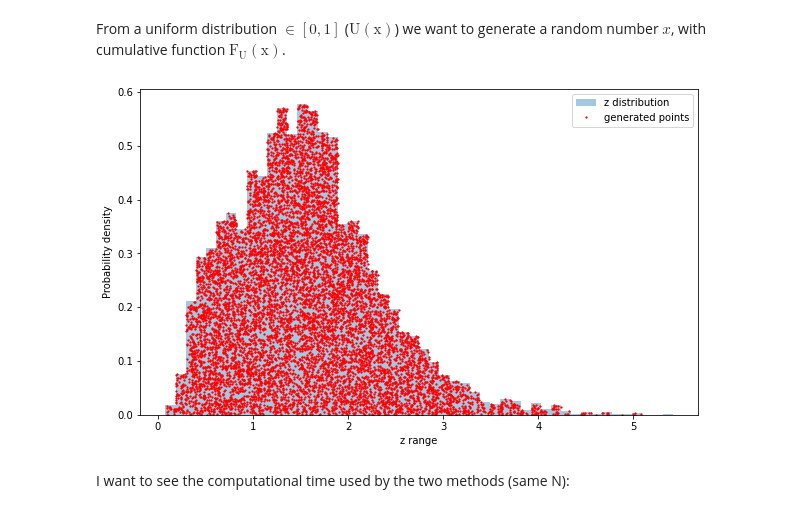
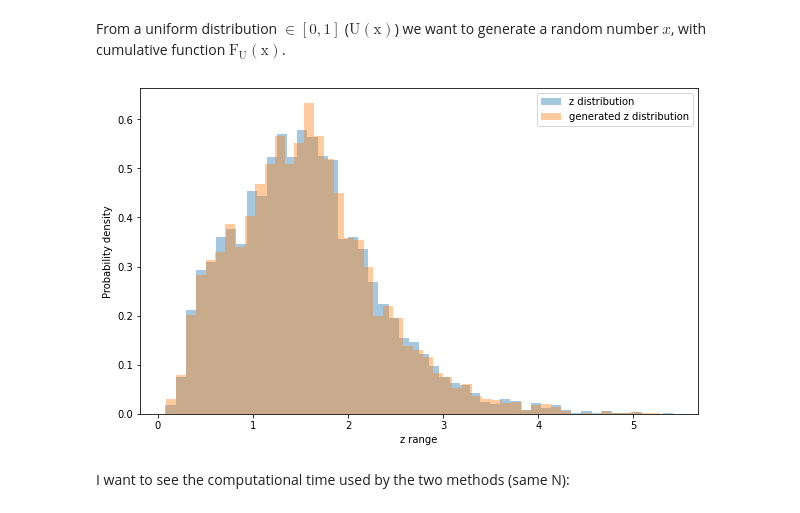
Before and after one commit to nicolegrillo/astrostatistics_bicocca_2023, a Jupyter notebook: working/Quasar_distribution.ipynb, the cells around one changed output. Saved outputs shown, nothing was run; the diff lists cells and outputs as text; code cells hidden in the pictures.

Commit message:
Corrected inverse transform sampling function in file 'Quasar_distribution.ipynb'

```diff
--- a/working/Quasar_distribution.ipynb
+++ b/working/Quasar_distribution.ipynb
@@ -100,16 +100,16 @@ def inverse_transf_sampling(z, N):
     us = uniform.rvs(0, 1, N)
     x_i = quantile_function(z, N, us)
 
-    bin_x_i = []
-    y_i = []
+    # bin_x_i = []
+    # y_i = []
 
-    for i in x_i:
+    # for i in x_i:
 
-        bin_x_i.append(find_bin_index(i, bins))
+        # bin_x_i.append(find_bin_index(i, bins))
 
-    y_i = uniform.rvs(0, counts[bin_x_i])
+    # y_i = uniform.rvs(0, counts[bin_x_i])
 
-    return x_i, y_i
+    return x_i
 # %% [markdown]
 ## Solution section:
 # %% [markdown]
@@ -154,19 +154,19 @@ plt.xlabel('z range');
 # %% [markdown]
 From a uniform distribution $\in [0, 1]$ ($\mathrm{U(x)}$) we want to generate a random number $\textit{x}$, with cumulative function $\mathrm{F_{U}(x)}$.
 # %%
-z_j, p_j = inverse_transf_sampling(z, 10000)
+z_cloned = inverse_transf_sampling(z, 10000)
 time_inv_tras_samp = timeit.timeit()
 # %%
 plt.figure(figsize=(10, 6))
 
 plt.hist(z, 50, histtype='barstacked', density=True, alpha=0.4, edgecolor='none', label='z distribution');
-plt.plot(z_j, p_j, '.', c = 'red', label='generated points', markersize=2.5)
+plt.hist(z_cloned, 50, histtype='barstacked', density=True, alpha=0.4, edgecolor='none', label='generated z distribution')
 
 plt.legend()
 plt.ylabel('Probability density')
 plt.xlabel('z range');
 # %% [output]
-[figure, old version]
+[figure, new version]
 # %% [markdown]
 I want to see the computational time used by the two methods (same N):
 # %%
```
Also changed, not shown: parts of 6 cells of this notebook.
